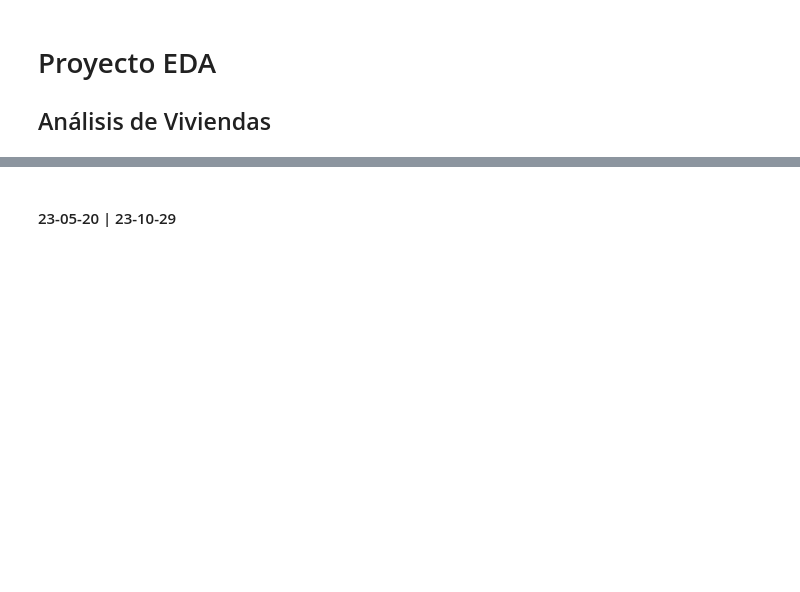
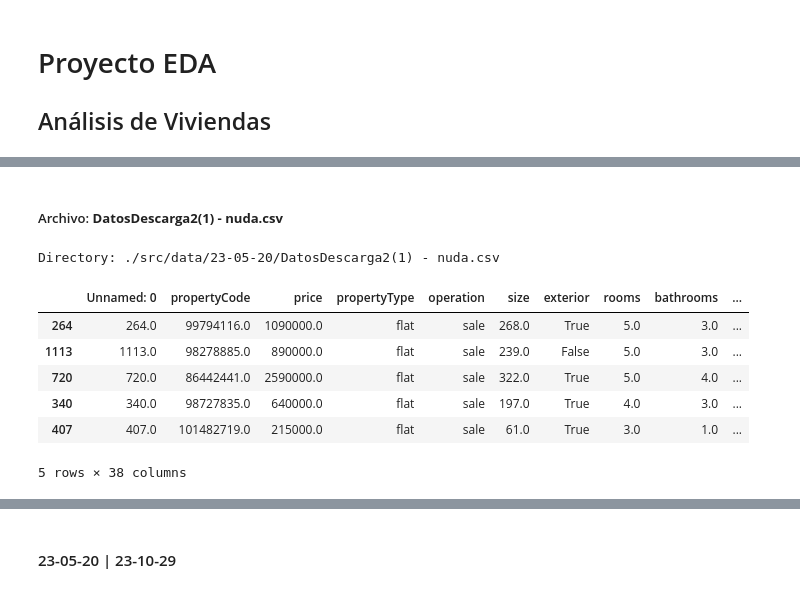
Before and after one commit to asgr29/EDA_Inmuebles_Idealista, a Jupyter notebook: src/notebooks/notebook-eda.ipynb, the cells around one changed output, grey strips where cells are left out. Drawn from its saved outputs; the diff is of its cells as text; code cells hidden in the pictures; blank space fills up the shorter version.

```diff
--- a/src/notebooks/notebook-eda.ipynb
+++ b/src/notebooks/notebook-eda.ipynb
@@ -114,0 +369,17 @@ Name: count, dtype: int64
+# %% [markdown]
+##### Archivo: **DatosDescarga2(1) - nuda.csv**
+# %%
+dir = f"{path}/23-05-20/{files[5]}"
+print("Directory:", dir)
+
+data = pd.read_csv(dir)
+data.sample(5)
+# %% [output]
+Directory: ./src/data/23-05-20/DatosDescarga2(1) - nuda.csv
+|  | Unnamed: 0 | propertyCode | price | propertyType | operation | size | exterior | rooms | bathrooms | ... |
+| 264 | 264.0 | 99794116.0 | 1090000.0 | flat | sale | 268.0 | True | 5.0 | 3.0 | ... |
+| 1113 | 1113.0 | 98278885.0 | 890000.0 | flat | sale | 239.0 | False | 5.0 | 3.0 | ... |
+| 720 | 720.0 | 86442441.0 | 2590000.0 | flat | sale | 322.0 | True | 5.0 | 4.0 | ... |
+| 340 | 340.0 | 98727835.0 | 640000.0 | flat | sale | 197.0 | True | 4.0 | 3.0 | ... |
+| 407 | 407.0 | 101482719.0 | 215000.0 | flat | sale | 61.0 | True | 3.0 | 1.0 | ... |
+5 rows × 38 columns
```
Also changed, not shown: parts of 71 cells of this notebook, 1 other file.
